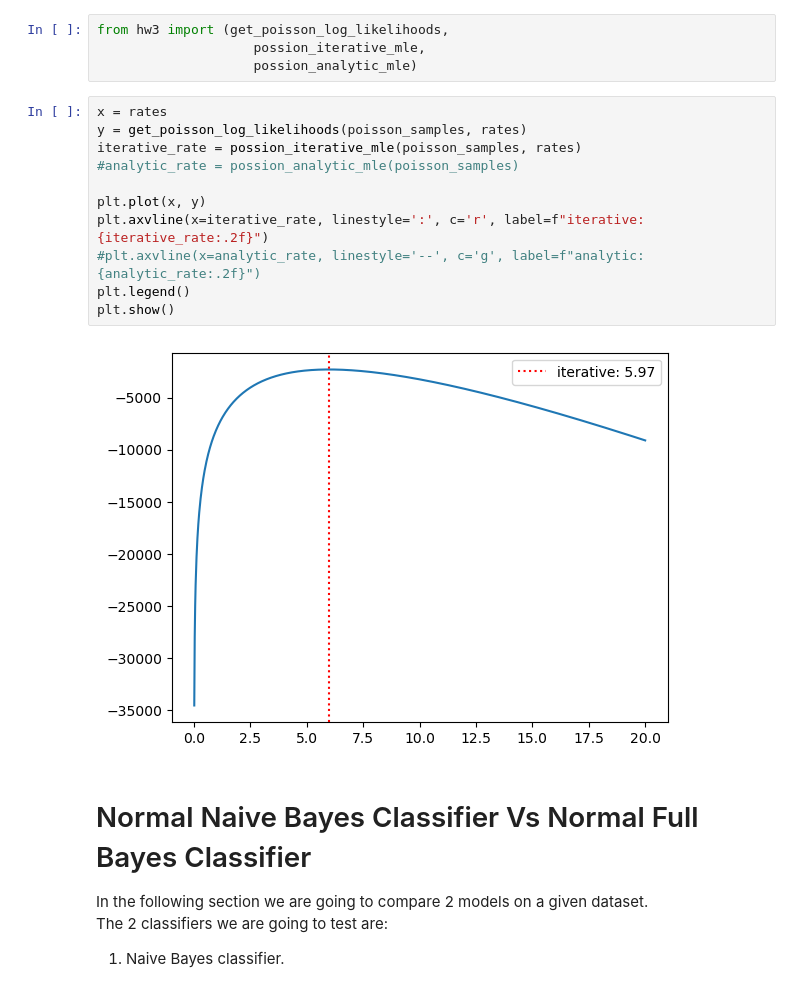
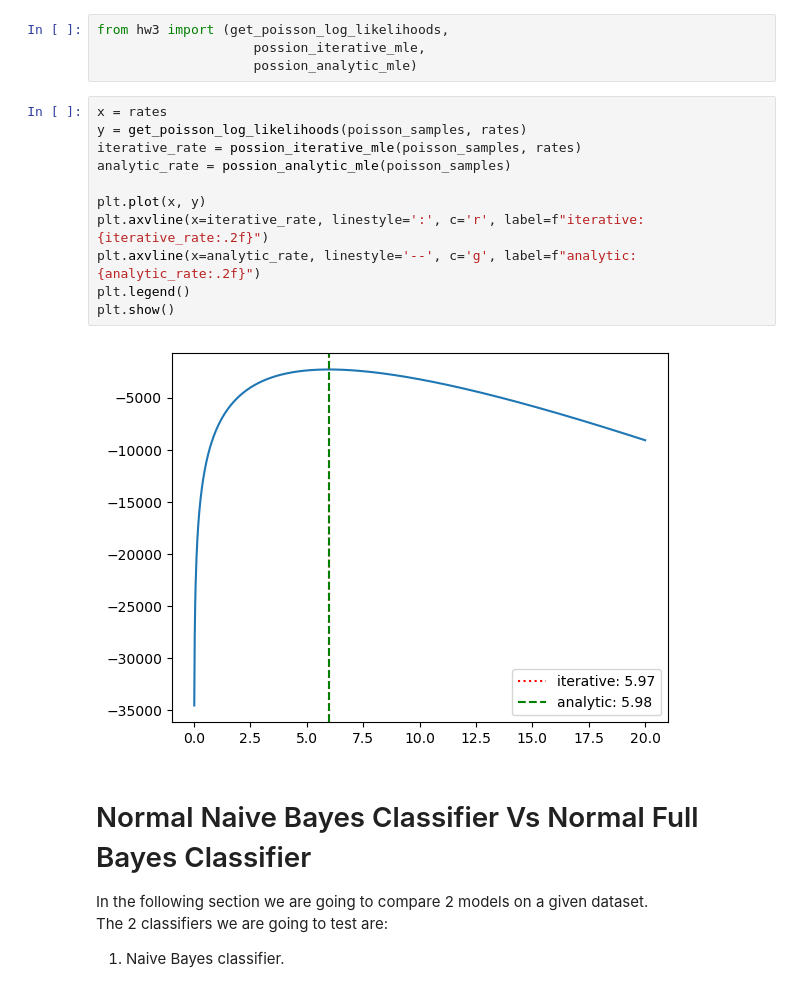
Before and after one commit to erel213/Introduction-to-machine-learning, a Jupyter notebook: hw3/hw3.ipynb, the cells around one changed output. Drawn from its saved outputs; the diff is of its cells as text.

Commit message:
possion_analytic_mle

```diff
--- a/hw3/hw3.ipynb
+++ b/hw3/hw3.ipynb
@@ -105,16 +108,16 @@ from hw3 import (get_poisson_log_likelihoods,
 # %%
 x = rates
 y = get_poisson_log_likelihoods(poisson_samples, rates)
 iterative_rate = possion_iterative_mle(poisson_samples, rates)
-#analytic_rate = possion_analytic_mle(poisson_samples)
+analytic_rate = possion_analytic_mle(poisson_samples)
 
 plt.plot(x, y)
 plt.axvline(x=iterative_rate, linestyle=':', c='r', label=f"iterative: {iterative_rate:.2f}")
-#plt.axvline(x=analytic_rate, linestyle='--', c='g', label=f"analytic: {analytic_rate:.2f}")
+plt.axvline(x=analytic_rate, linestyle='--', c='g', label=f"analytic: {analytic_rate:.2f}")
 plt.legend()
 plt.show()
 # %% [output]
-[figure, old version]
+[figure, new version]
 # %% [markdown]
 
 # Normal Naive Bayes Classifier Vs Normal Full Bayes Classifier
```
Also changed, not shown: parts of 1 cell of this notebook, 1 other file.
